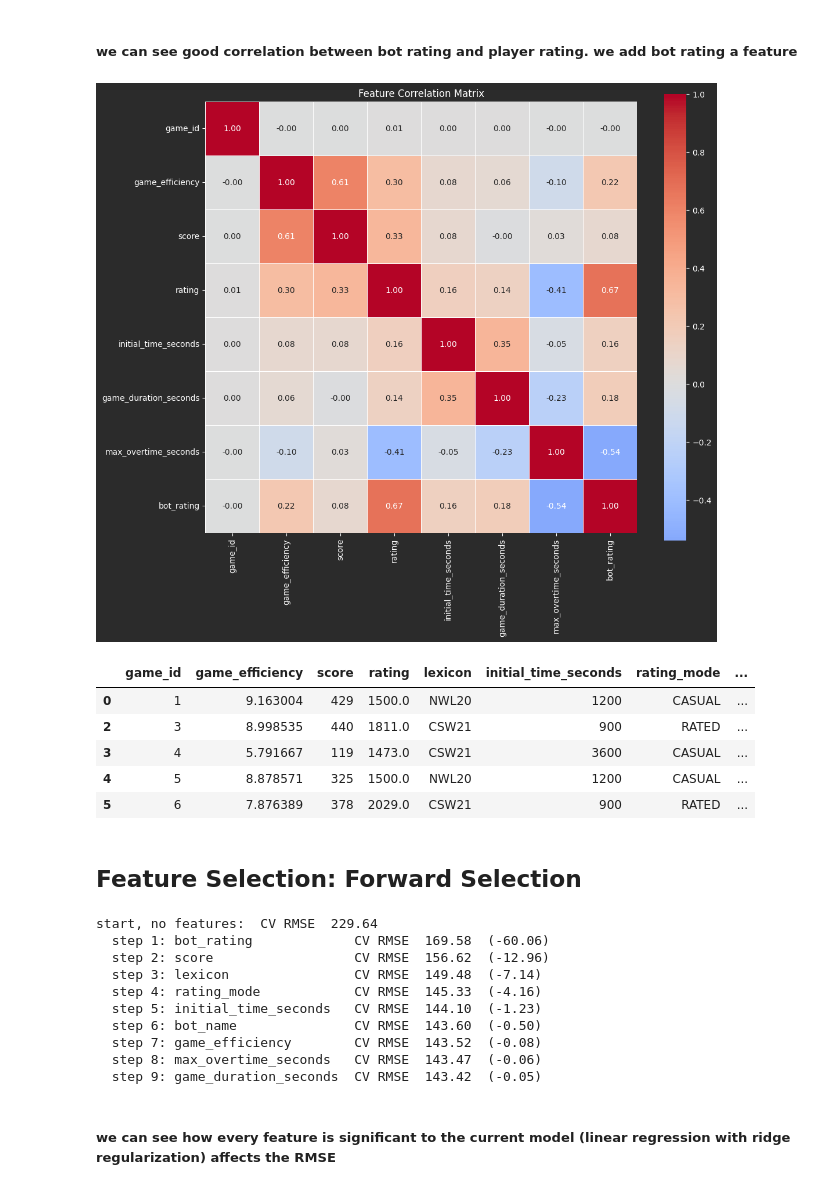
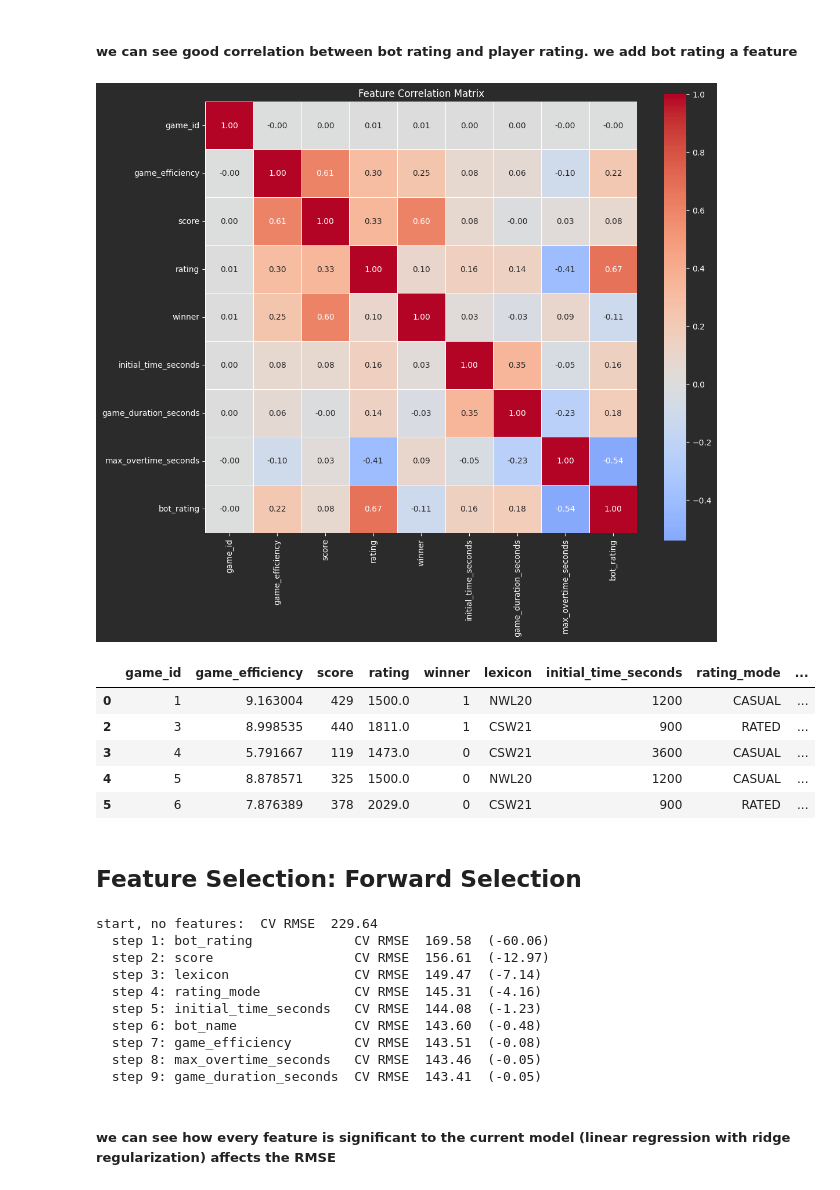
Before and after one commit to eranK12329/Scrabble, a Jupyter notebook: scrabble_project.ipynb, the cells around one changed output. Cells and saved outputs as stored; diff of their text form; code cells hidden in the pictures.

```diff
--- a/scrabble_project.ipynb
+++ b/scrabble_project.ipynb
@@ -555,20 +541,20 @@ plt.show()
 [figure]
 # %% [markdown]
 ##### we can see good correlation between bot rating and player rating. we add bot rating a feature
-# %%
-feature_engineered_df = feature_engineered_df.drop(columns=['winner', 'nickname'], errors='ignore')
-train_feature_engineering_df = feature_engineered_df[feature_engineered_df.rating.notna()]
 # %%
+feature_engineered_df = feature_engineered_df.drop(columns=['nickname'], errors='ignore')
+
+train_feature_engineering_df = feature_engineered_df[feature_engineered_df.rating.notna()]
 plot_numerical_correlation_matrix(train_feature_engineering_df)
 train_feature_engineering_df.head()
 # %% [output]
-[figure, old version]
+[figure, new version]
-|  | game_id | game_efficiency | score | rating | lexicon | initial_time_seconds | rating_mode | ... |
-| 0 | 1 | 9.163004 | 429 | 1500.0 | NWL20 | 1200 | CASUAL | ... |
-| 2 | 3 | 8.998535 | 440 | 1811.0 | CSW21 | 900 | RATED | ... |
-| 3 | 4 | 5.791667 | 119 | 1473.0 | CSW21 | 3600 | CASUAL | ... |
-| 4 | 5 | 8.878571 | 325 | 1500.0 | NWL20 | 1200 | CASUAL | ... |
-| 5 | 6 | 7.876389 | 378 | 2029.0 | CSW21 | 900 | RATED | ... |
+|  | game_id | game_efficiency | score | rating | winner | lexicon | initial_time_seconds | rating_mode | ... |
+| 0 | 1 | 9.163004 | 429 | 1500.0 | 1 | NWL20 | 1200 | CASUAL | ... |
+| 2 | 3 | 8.998535 | 440 | 1811.0 | 1 | CSW21 | 900 | RATED | ... |
+| 3 | 4 | 5.791667 | 119 | 1473.0 | 0 | CSW21 | 3600 | CASUAL | ... |
+| 4 | 5 | 8.878571 | 325 | 1500.0 | 0 | NWL20 | 1200 | CASUAL | ... |
+| 5 | 6 | 7.876389 | 378 | 2029.0 | 0 | CSW21 | 900 | RATED | ... |
 # %% [markdown]
 ## Feature Selection: Forward Selection
 # %%
@@ -595,7 +581,7 @@ model = Pipeline([
     ('ridge', Ridge(alpha=10.0)),
 ])
 
-CV = KFold(n_splits=5, shuffle=True, random_state=0)
+CV = KFold(n_splits=3, shuffle=True, random_state=0)
 SCORING = 'neg_root_mean_squared_error'
 selected, remaining, best = [], list(FEATURES), float(y.std())
 print(f'start, no features:  CV RMSE {best:7.2f}')
@@ -611,14 +597,14 @@ while remaining:
 # %% [output]
 start, no features:  CV RMSE  229.64
   step 1: bot_rating             CV RMSE  169.58  (-60.06)
-  step 2: score                  CV RMSE  156.62  (-12.96)
-  step 3: lexicon                CV RMSE  149.48  (-7.14)
-  step 4: rating_mode            CV RMSE  145.33  (-4.16)
-  step 5: initial_time_seconds   CV RMSE  144.10  (-1.23)
-  step 6: bot_name               CV RMSE  143.60  (-0.50)
-  step 7: game_efficiency        CV RMSE  143.52  (-0.08)
-  step 8: max_overtime_seconds   CV RMSE  143.47  (-0.06)
-  step 9: game_duration_seconds  CV RMSE  143.42  (-0.05)
+  step 2: score                  CV RMSE  156.61  (-12.97)
+  step 3: lexicon                CV RMSE  149.47  (-7.14)
+  step 4: rating_mode            CV RMSE  145.31  (-4.16)
+  step 5: initial_time_seconds   CV RMSE  144.08  (-1.23)
+  step 6: bot_name               CV RMSE  143.60  (-0.48)
+  step 7: game_efficiency        CV RMSE  143.51  (-0.08)
+  step 8: max_overtime_seconds   CV RMSE  143.46  (-0.05)
+  step 9: game_duration_seconds  CV RMSE  143.41  (-0.05)
 # %% [markdown]
 ##### we can see how every feature is significant to the current model (linear regression with ridge regularization) affects the RMSE
 # %% [markdown]
```
Also changed, not shown: parts of 34 cells of this notebook.
